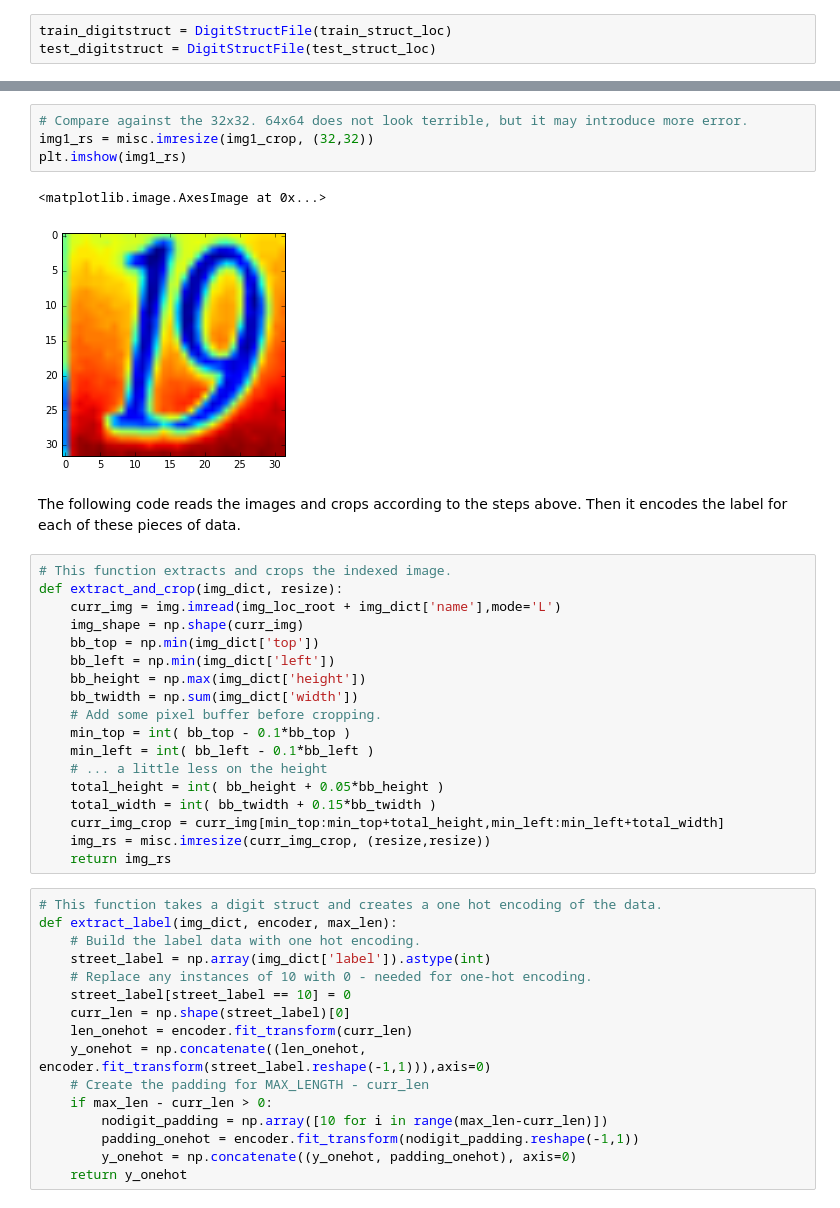
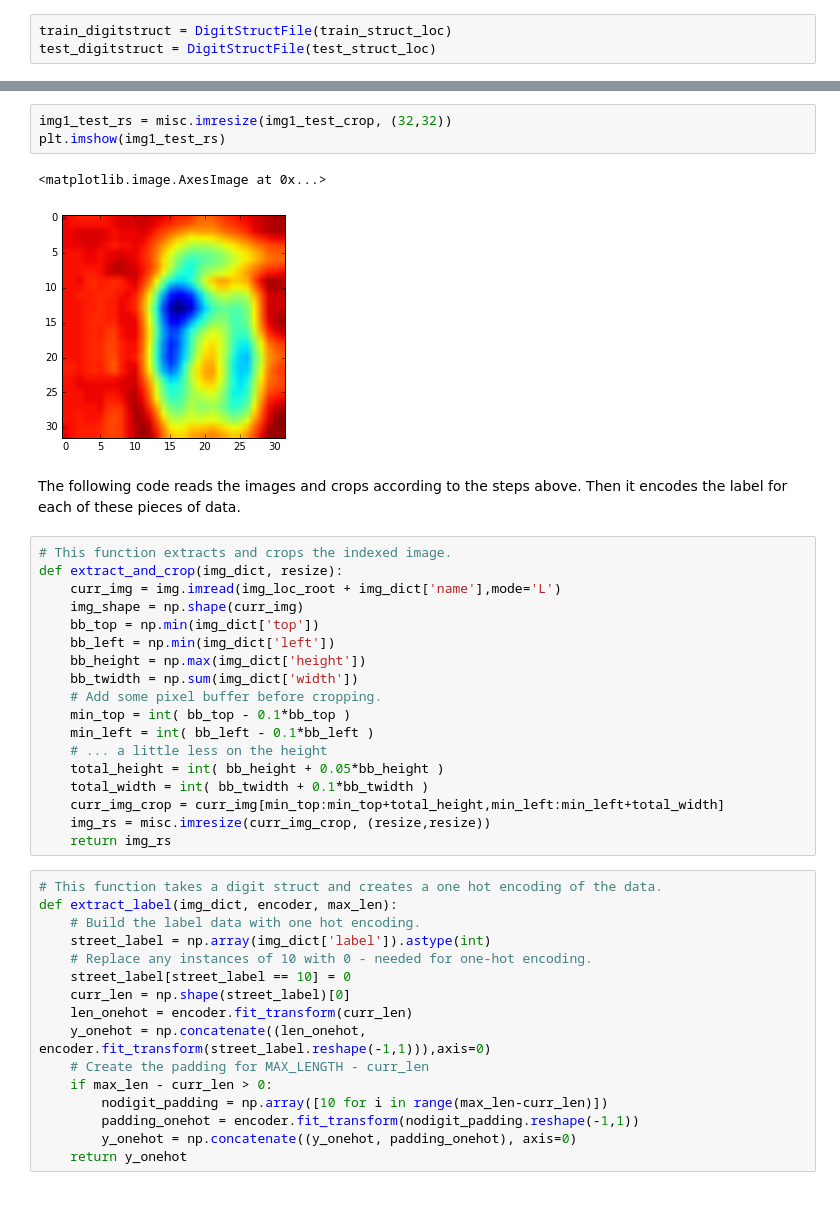
Before and after one commit to drpjm/udacity-mle-project5, a Jupyter notebook: src/svhn_preprocess.ipynb, the cells around one changed output, grey strips where cells are left out. Saved outputs shown, nothing was run; the diff lists cells and outputs as text.

```diff
--- a/src/svhn_preprocess.ipynb
+++ b/src/svhn_preprocess.ipynb
@@ -154,10 +162,9 @@ plt.imshow(img1_rs)
-# %%
-# Compare against the 32x32. 64x64 does not look terrible, but it may introduce more error.
-img1_rs = misc.imresize(img1_crop, (32,32))
-plt.imshow(img1_rs)
-# %% [output]
-<matplotlib.image.AxesImage at 0x...>
-[figure, removed]
+# %%
+img1_test_rs = misc.imresize(img1_test_crop, (32,32))
+plt.imshow(img1_test_rs)
+# %% [output]
+<matplotlib.image.AxesImage at 0x...>
+[figure, added]
 # %% [markdown]
 The following code reads the images and crops according to the steps above. Then it encodes the label for each of these pieces of data.
 # %%
@@ -174,7 +181,7 @@ def extract_and_crop(img_dict, resize):
     min_left = int( bb_left - 0.1*bb_left )
     # ... a little less on the height
     total_height = int( bb_height + 0.05*bb_height )
-    total_width = int( bb_twidth + 0.15*bb_twidth )
+    total_width = int( bb_twidth + 0.1*bb_twidth )
     curr_img_crop = curr_img[min_top:min_top+total_height,min_left:min_left+total_width]
     img_rs = misc.imresize(curr_img_crop, (resize,resize))
     return img_rs
```
Also changed, not shown: parts of 17 cells of this notebook, 1 other file.
